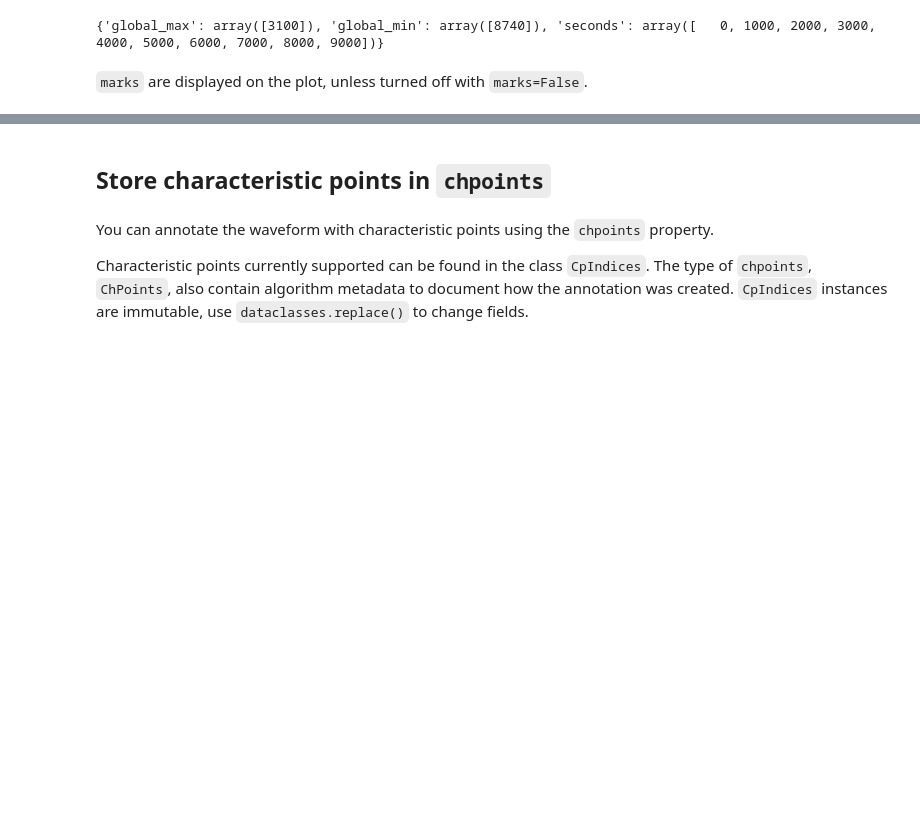
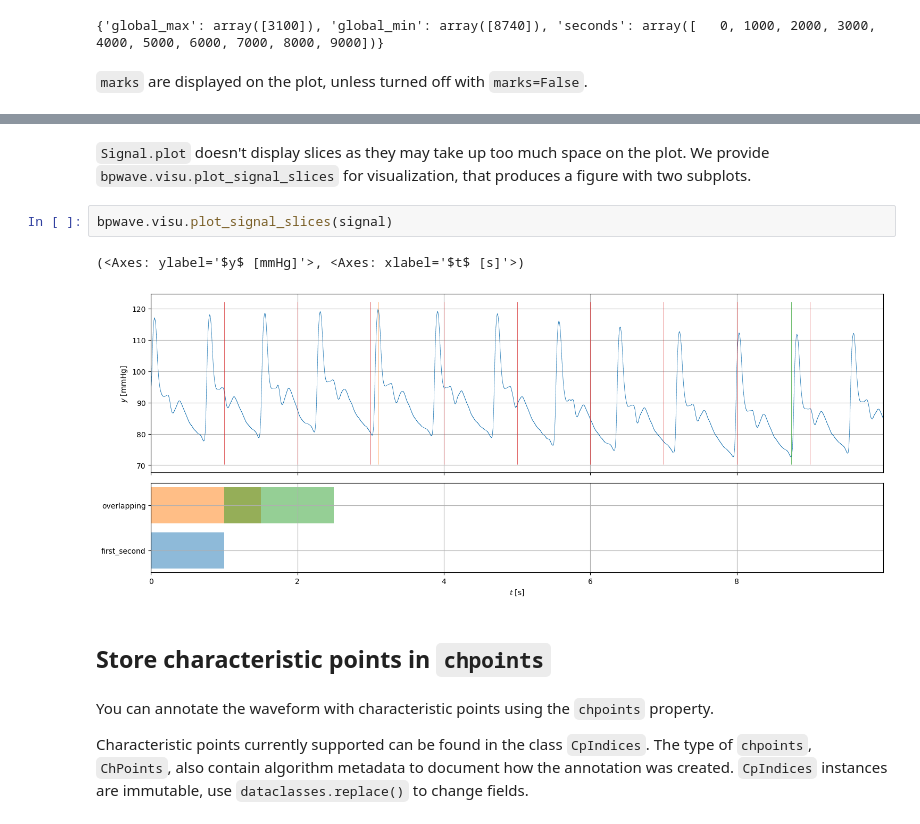
Before and after one commit to repat8/bpwave, a Jupyter notebook: examples/signal.ipynb, the cells around one changed output, grey strips where cells are left out. Drawn from its saved outputs; the diff is of its cells as text; blank space fills up the shorter version.

```diff
--- a/examples/signal.ipynb
+++ b/examples/signal.ipynb
@@ -156,3 +168,10 @@ fig.tight_layout()
+# %% [markdown]
+`Signal.plot` doesn't display slices as they may take up too much space on the plot. We provide `bpwave.visu.plot_signal_slices` for visualization, that produces a figure with two subplots.
+# %%
+bpwave.visu.plot_signal_slices(signal)
+# %% [output]
+(<Axes: ylabel='$y$ [mmHg]'>, <Axes: xlabel='$t$ [s]'>)
+[figure, added]
 # %% [markdown]
 ## Store characteristic points in `chpoints`
 # %% [markdown]
```
Also changed, not shown: parts of 16 cells of this notebook, 16 other files.
